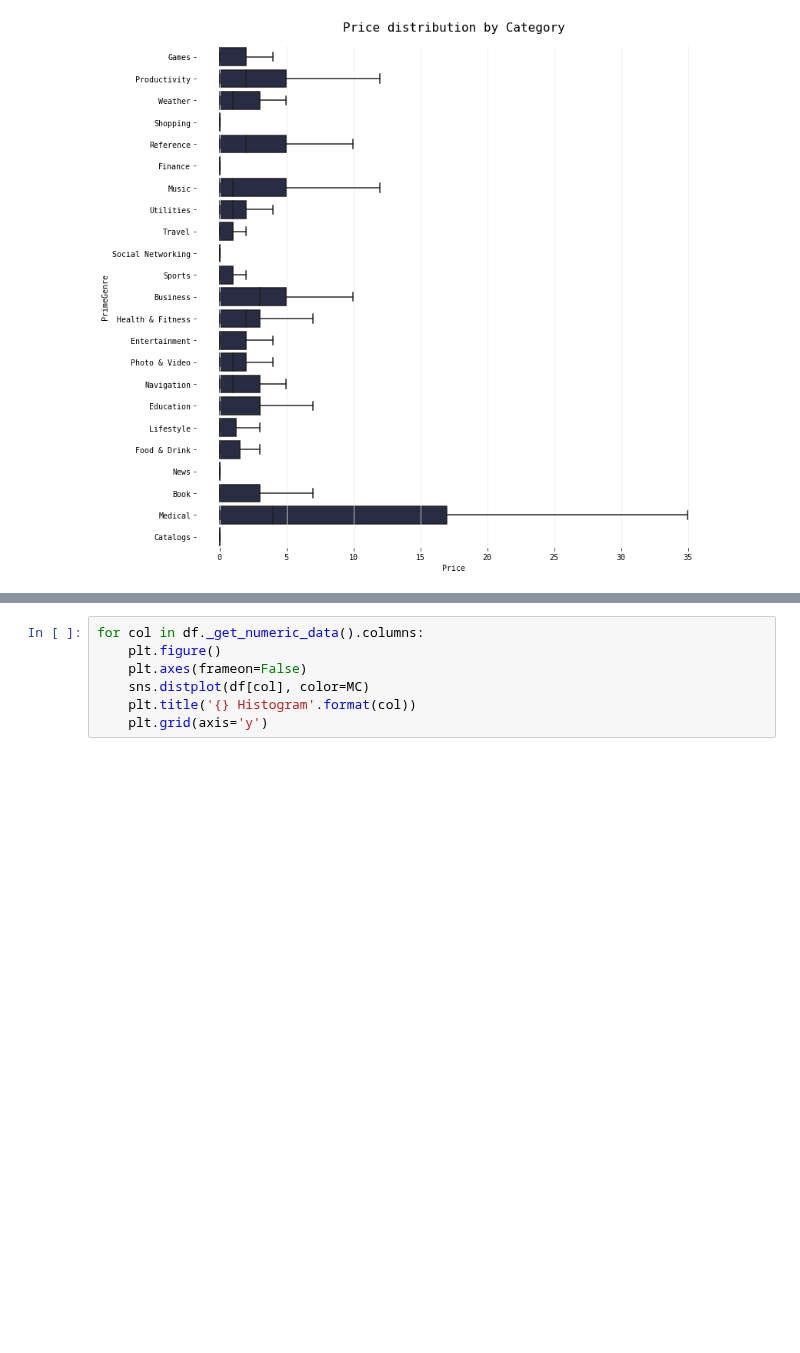
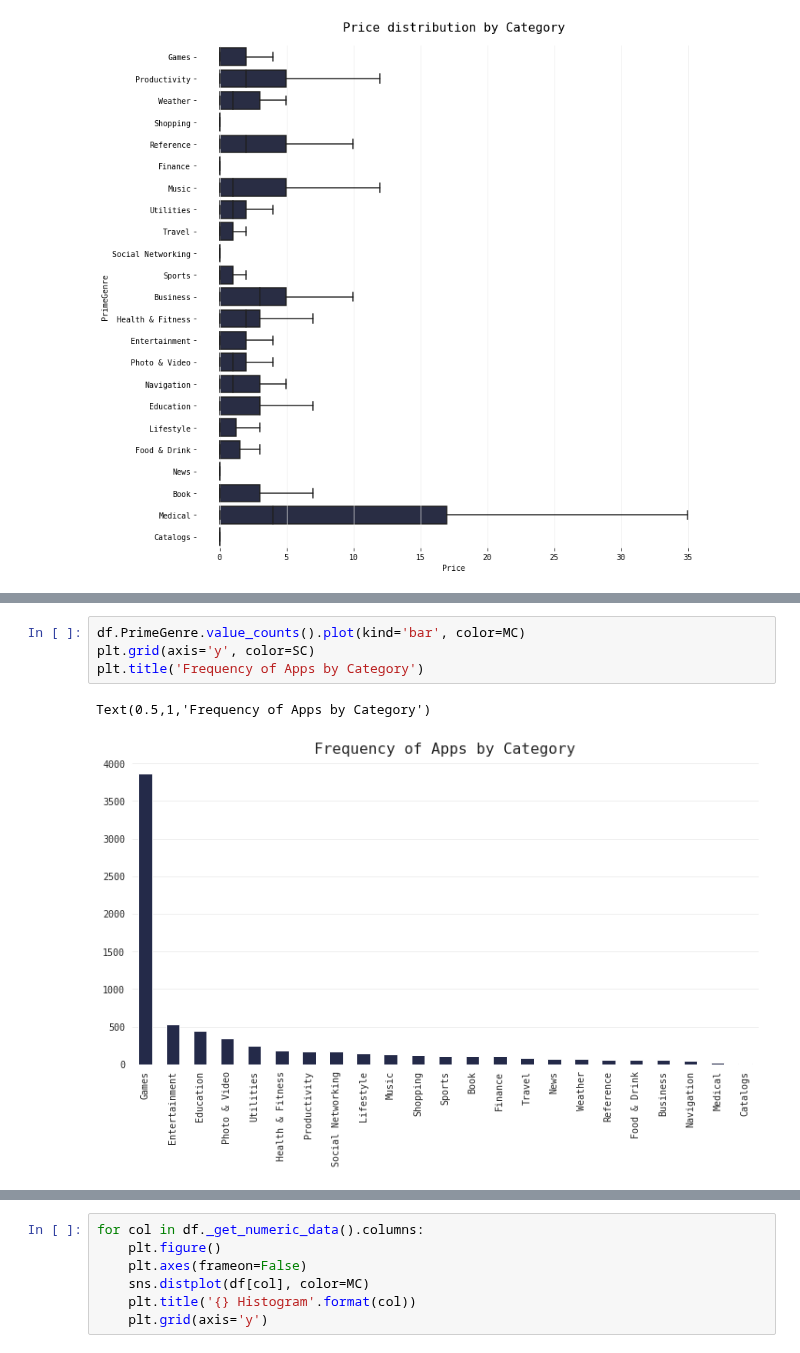
Before and after one commit to qu4ku/datasets-analysis, a Jupyter notebook: 011-apple-app-store.ipynb, the cells around one changed output, grey strips where cells are left out. Saved outputs shown, nothing was run; the diff lists cells and outputs as text; blank space fills up the shorter version.

```diff
--- a/011-apple-app-store.ipynb
+++ b/011-apple-app-store.ipynb
@@ -310,0 +311,7 @@ plt.title('Average Price by the Category [$]', y=1.02);
+# %%
+df.PrimeGenre.value_counts().plot(kind='bar', color=MC)
+plt.grid(axis='y', color=SC)
+plt.title('Frequency of Apps by Category')
+# %% [output]
+Text(0.5,1,'Frequency of Apps by Category')
+[figure, added]
```
Also changed, not shown: parts of 22 cells of this notebook.
